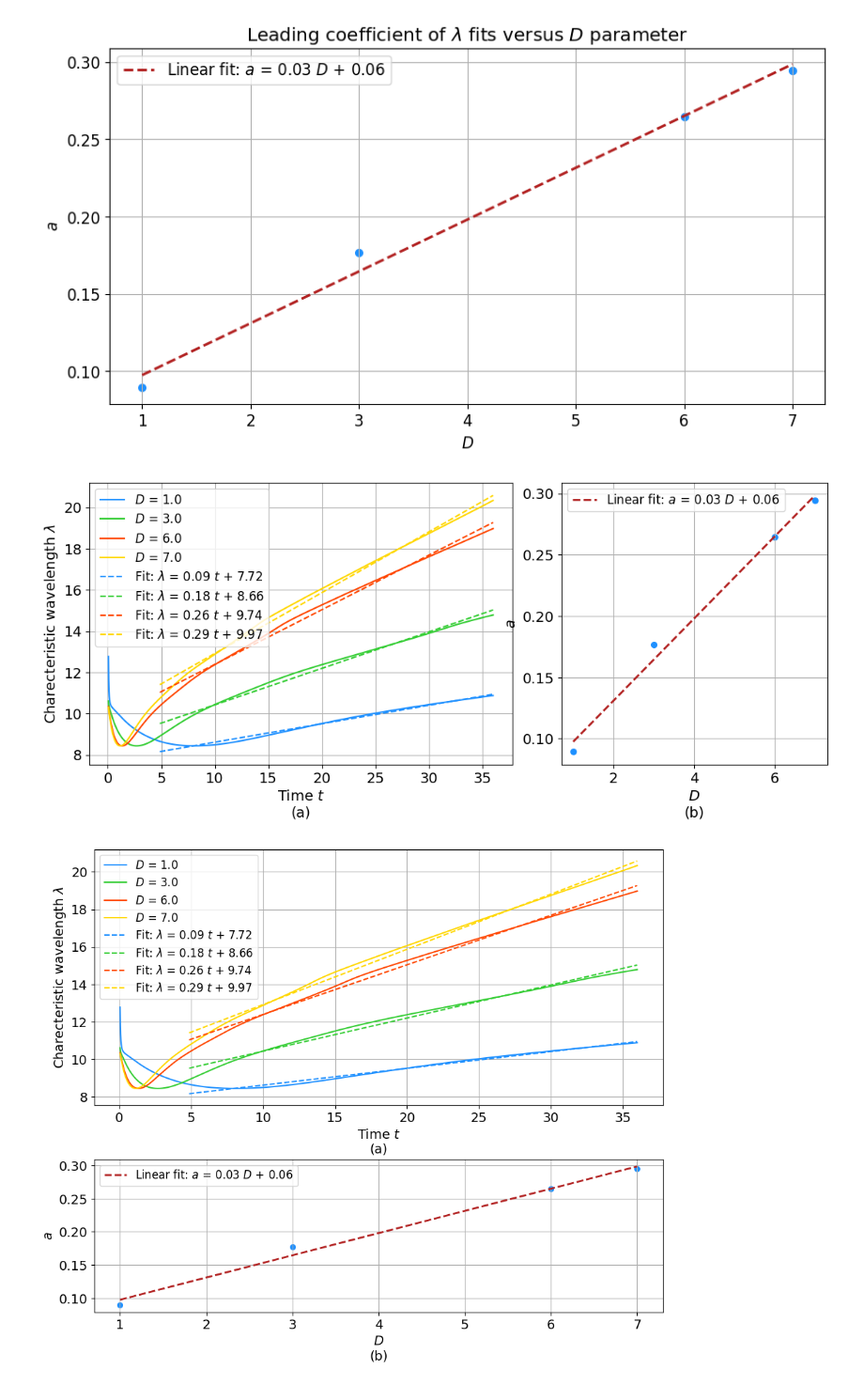
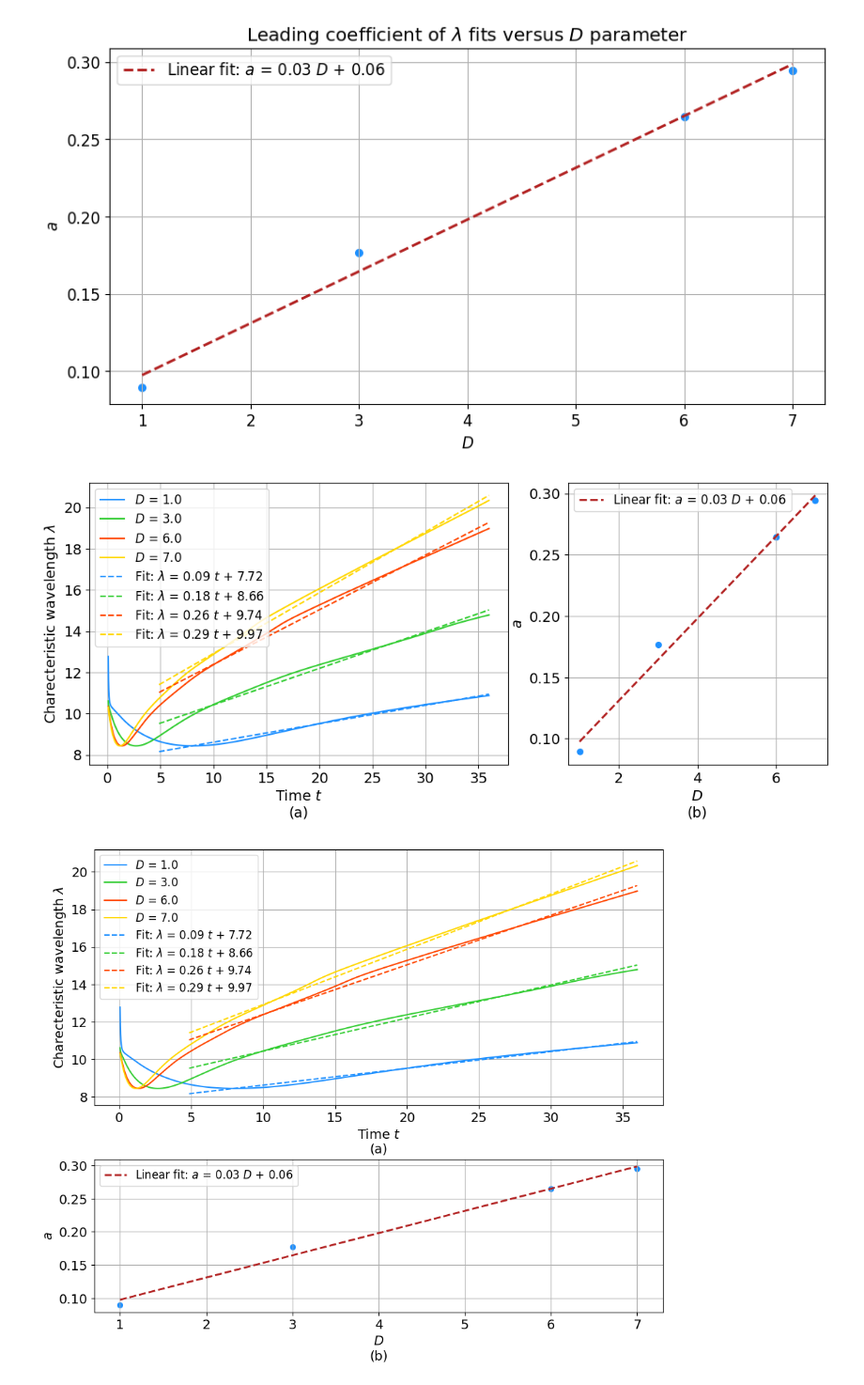
Before and after one commit to leandrorizk/spinodal_decomp, a Jupyter notebook: spinodal_decomposition.ipynb, the cells around one changed output. Shown at 94% size. Cells and saved outputs as stored; diff of their text form; code cells hidden in the pictures.

Commit message:
Correct typos and fix figure 4

```diff
--- a/spinodal_decomposition.ipynb
+++ b/spinodal_decomposition.ipynb
@@ -30,6 +30,9 @@ def rk4(X, h, derivs, *args):
     return f4
 
 def correct_overflow(X, limit=1):
+    '''
+    Helper function to keep c within its limits at every iteration
+    '''
 
     X[X > limit] = limit
     X[X < -limit] = -limit
@@ -88,7 +91,7 @@ def gen_initial_cond_uniform(N, phi, width):
     c_tweak = tweak(c0)
     return c_tweak
 
-def guassian(x, mu, sigma):
+def gaussian(x, mu, sigma):
 
     expo = -0.5 * ((x - mu) / sigma) ** 2
     coeff = sigma * np.sqrt(2 * np.pi)
@@ -887,7 +890,7 @@ plt.show()
 # %% [output]
 [figure]
 # %%
-grid = plt.GridSpec(1, 5, wspace=0.45)
+grid = plt.GridSpec(1, 5, wspace=0.6)
 
 fig = plt.figure(figsize=(13, 5))
 plt.rc('font', size=14)
@@ -902,34 +905,34 @@ plt.plot(Dtime4, Dchar_lambda4, color=clrs[3], lw=1.5, label='$D$ = %.1f' % D)
 plt.plot(Dtime1[800:], linear(time1[800:], *Dpopt1),
          color=clrs[0], ls='--', lw=1.5, label='Fit: $\lambda$ = %.2f $t$ + %.2f' % tuple(Dpopt1))
 plt.plot(Dtime2[800:], linear(time2[800:], *Dpopt2),
          color=clrs[1], ls='--', lw=1.5, label='Fit: $\lambda$ = %.2f $t$ + %.2f' % tuple(Dpopt2))
 plt.plot(Dtime3[800:], linear(time3[800:], *Dpopt3),
          color=clrs[2], ls='--', lw=1.5, label='Fit: $\lambda$ = %.2f $t$ + %.2f' % tuple(Dpopt3))
 plt.plot(Dtime4[800:], linear(time4[800:], *Dpopt4),
          color=clrs[3], ls='--', lw=1.5, label='Fit: $\lambda$ = %.2f $t$ + %.2f' % tuple(Dpopt4))
 
 plt.xlabel('Time $t$\n(a)')
 plt.ylabel('Charecteristic wavelength $\lambda$')
 
 plt.grid()
 plt.legend(fontsize=12)
 
 plt.subplot(grid[:, 3:])
 
 plt.scatter(Ds, Dlam_coeff, color='dodgerblue', marker='o', s=30)
 plt.plot(Ds, linear(Ds, *Dpopt5),color='firebrick', lw=2, ls='--',
          label='Linear fit: $a$ = %.2f $D$ + %.2f' % tuple(Dpopt5))
 
 plt.xlabel('$D$\n(b)')
 plt.ylabel('$a$')
 
 plt.grid()
 plt.legend(fontsize=12)
 
 plt.savefig(figures_directory + 'Figure_4.pdf', bbox_inches='tight')
 plt.show()
 # %% [output]
-[figure, old version]
+[figure, new version]
 # %%
 grid = plt.GridSpec(5, 1, hspace=1.1)
 
```
Also changed, not shown: parts of 8 cells of this notebook, 3 other files.
